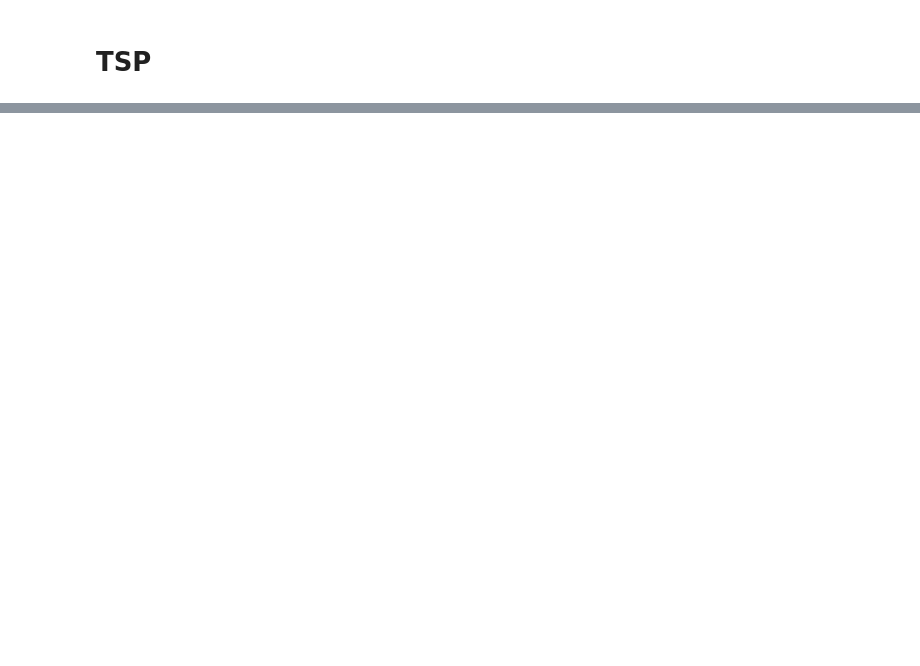
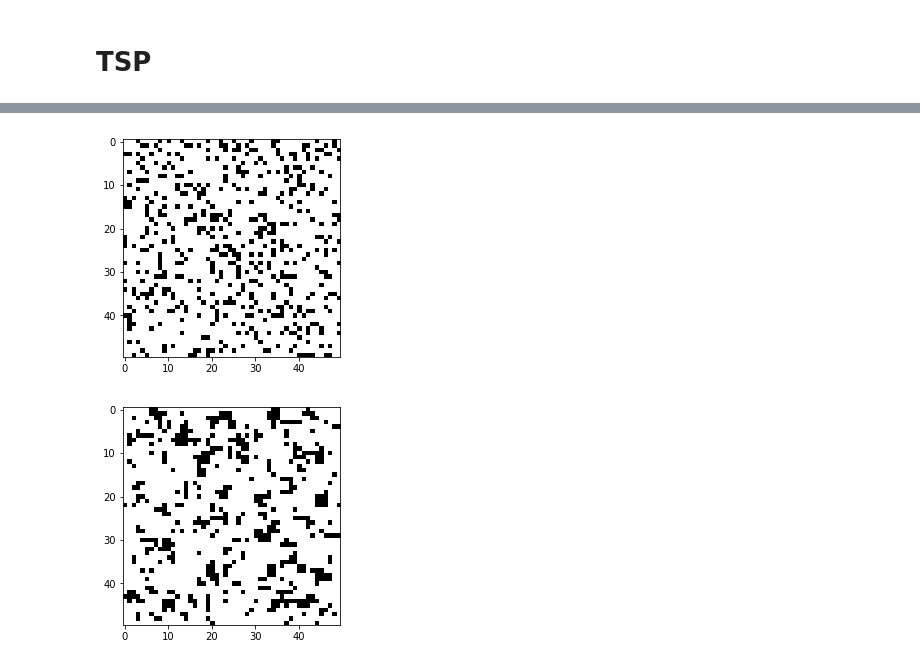
Before and after one commit to arkadiuss/computational-methods, a Jupyter notebook: lab4.ipynb, the cells around one changed output, grey strips where cells are left out. Drawn from its saved outputs; the diff is of its cells as text; code cells hidden in the pictures; blank space fills up the shorter version.

```diff
--- a/lab4.ipynb
+++ b/lab4.ipynb
@@ -73,0 +105,27 @@ plt.show()
+# %%
+def make_img_swap(img):
+    w,h = np.shape(img)
+    i1 = random.randint(0,w - 1)
+    j1 = random.randint(0,h - 1)
+    i2 = random.randint(0,w - 1)
+    j2 = random.randint(0,h - 1)
+    img[i1][j1], img[i2][j2] = img[i2][j2], img[i1][j1]
+    return i1, j1, i2, j2
+# %%
+def make_img_back_swap(img, i1, j1, i2, j2):
+    img[i1][j1], img[i2][j2] = img[i2][j2], img[i1][j1]
+# %%
+def E(img):
+    sum = 0
+    w, h = np.shape(img)
+    for i in range(1,w-1):
+        for j in range(1,h-1):
+            sum += img[i][j]*(2**(img[i-1][j] + img[i][j-1] + img[i+1][j] + img[i][j+1]))
+    return -sum
+# %%
+show_image(img)
+res_img, i_x, i_y, anim = simulated_annealing(img, E, make_img_swap, make_img_back_swap, p=0.9999, iters=5000, anim_step=10)
+show_image(res_img)
+# %% [output]
+[figure, added]
+[figure, added]
```
Also changed, not shown: parts of 18 cells of this notebook.
